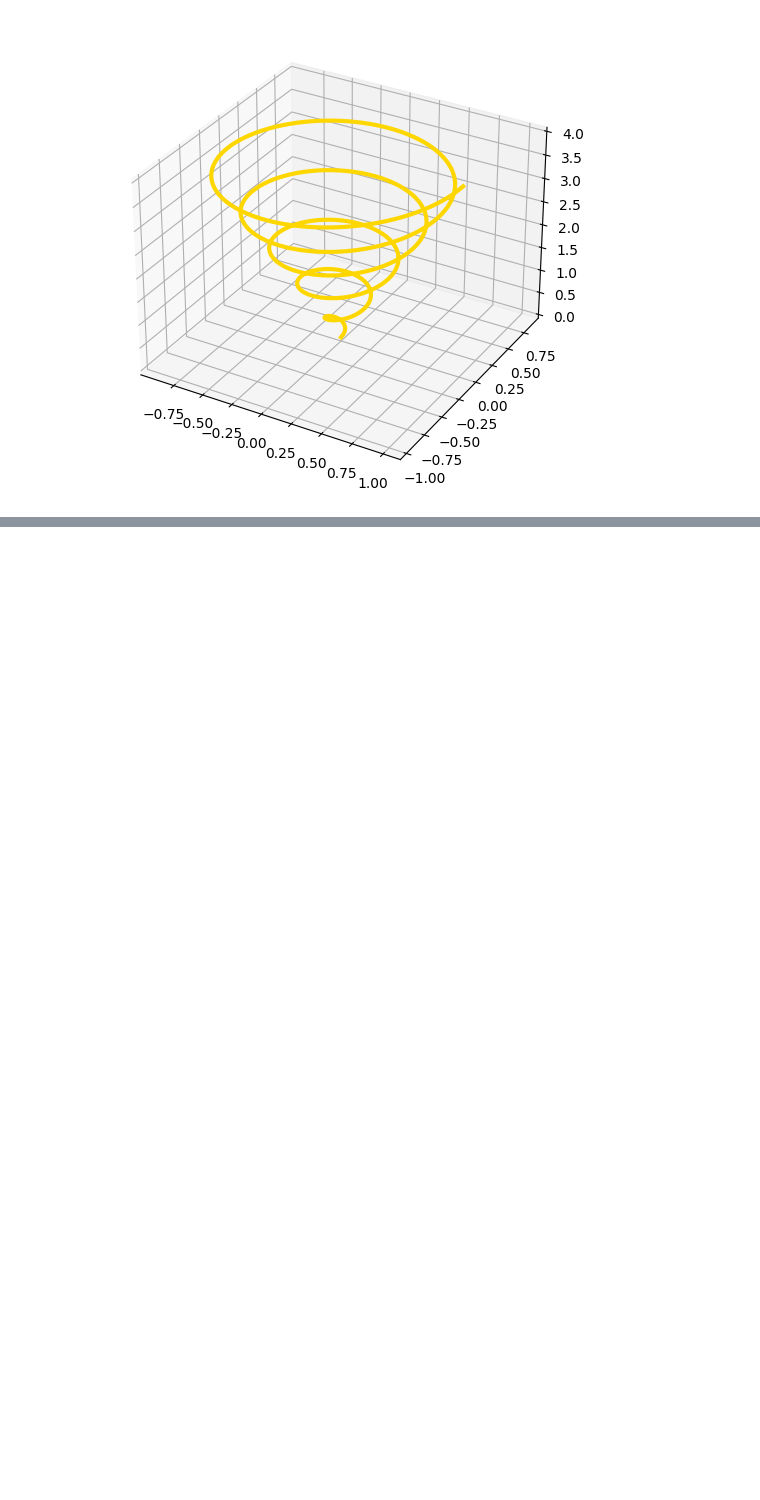
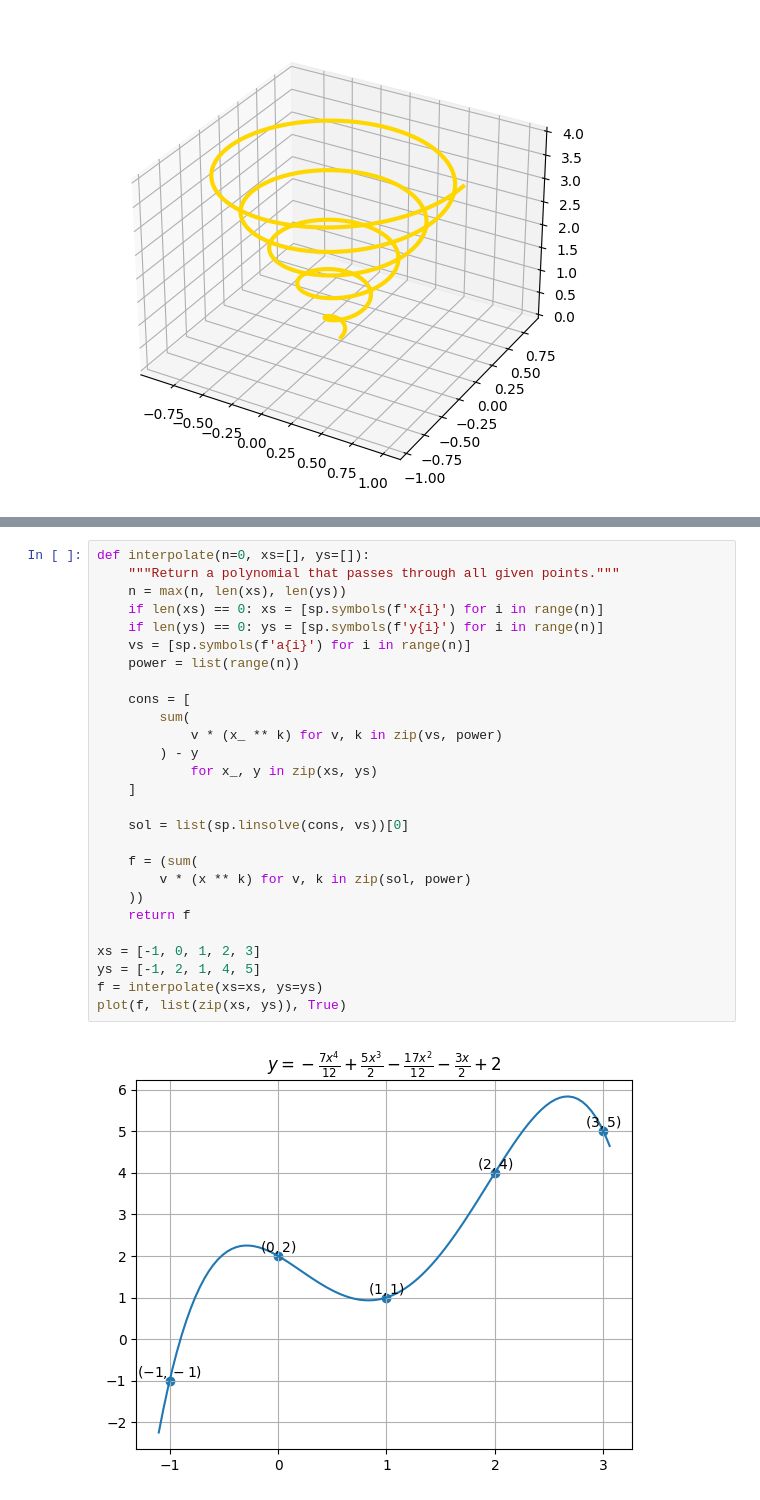
Before and after one commit to HaiBooLang/TryDeepLearning, a Jupyter notebook: ipynb/matplotlib.ipynb, the cells around one changed output, grey strips where cells are left out. Cells and saved outputs as stored; diff of their text form; blank space fills up the shorter version.

```diff
--- a/ipynb/matplotlib.ipynb
+++ b/ipynb/matplotlib.ipynb
@@ -103,0 +140,29 @@ plt.show()
+# %%
+def interpolate(n=0, xs=[], ys=[]):
+    """Return a polynomial that passes through all given points."""
+    n = max(n, len(xs), len(ys))
+    if len(xs) == 0: xs = [sp.symbols(f'x{i}') for i in range(n)]
+    if len(ys) == 0: ys = [sp.symbols(f'y{i}') for i in range(n)]
+    vs = [sp.symbols(f'a{i}') for i in range(n)]
+    power = list(range(n))
+
+    cons = [
+        sum(
+            v * (x_ ** k) for v, k in zip(vs, power)
+        ) - y
+            for x_, y in zip(xs, ys)
+    ]
+
+    sol = list(sp.linsolve(cons, vs))[0]
+
+    f = (sum(
+        v * (x ** k) for v, k in zip(sol, power)
+    ))
+    return f
+
+xs = [-1, 0, 1, 2, 3]
+ys = [-1, 2, 1, 4, 5]
+f = interpolate(xs=xs, ys=ys)
+plot(f, list(zip(xs, ys)), True)
+# %% [output]
+[figure, added]
```
Also changed, not shown: parts of 4 cells of this notebook, 13 other files.
